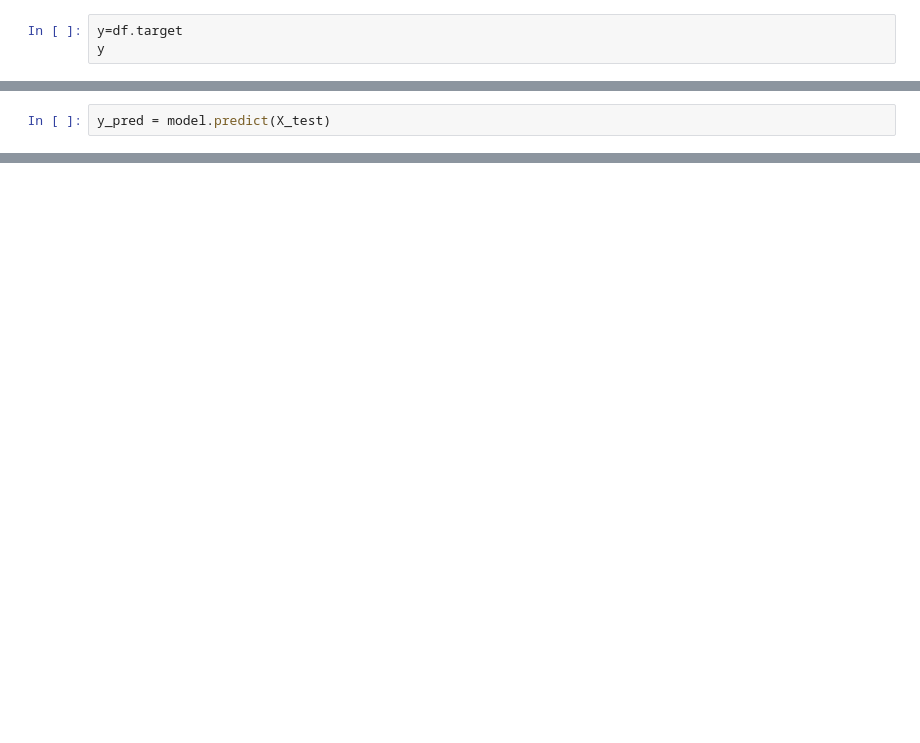
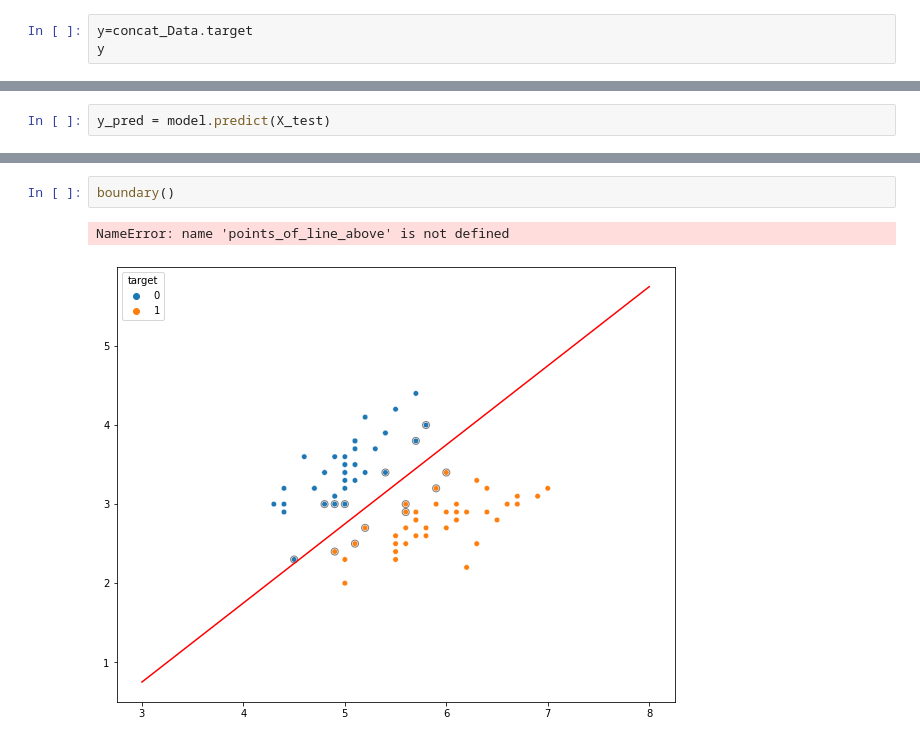
Before and after one commit to asif2305/ML, a Jupyter notebook: 4_Support vector machine/SVM.ipynb, the cells around one changed output, grey strips where cells are left out. Cells and saved outputs as stored; diff of their text form; blank space fills up the shorter version.

Commit message:
Making  a decision boundary for SVM

```diff
--- a/4_Support vector machine/SVM.ipynb
+++ b/4_Support vector machine/SVM.ipynb
@@ -153,4 +144,4 @@ X.head()
 # %%
-y=df.target
+y=concat_Data.target
 y
 # %% [output]
@@ -195,0 +250,5 @@ print(accuracy_score(y_test, y_pred))
+# %%
+boundary()
+# %% [output]
+NameError: name 'points_of_line_above' is not defined
+[figure, added]
```
Also changed, not shown: parts of 19 cells of this notebook.
